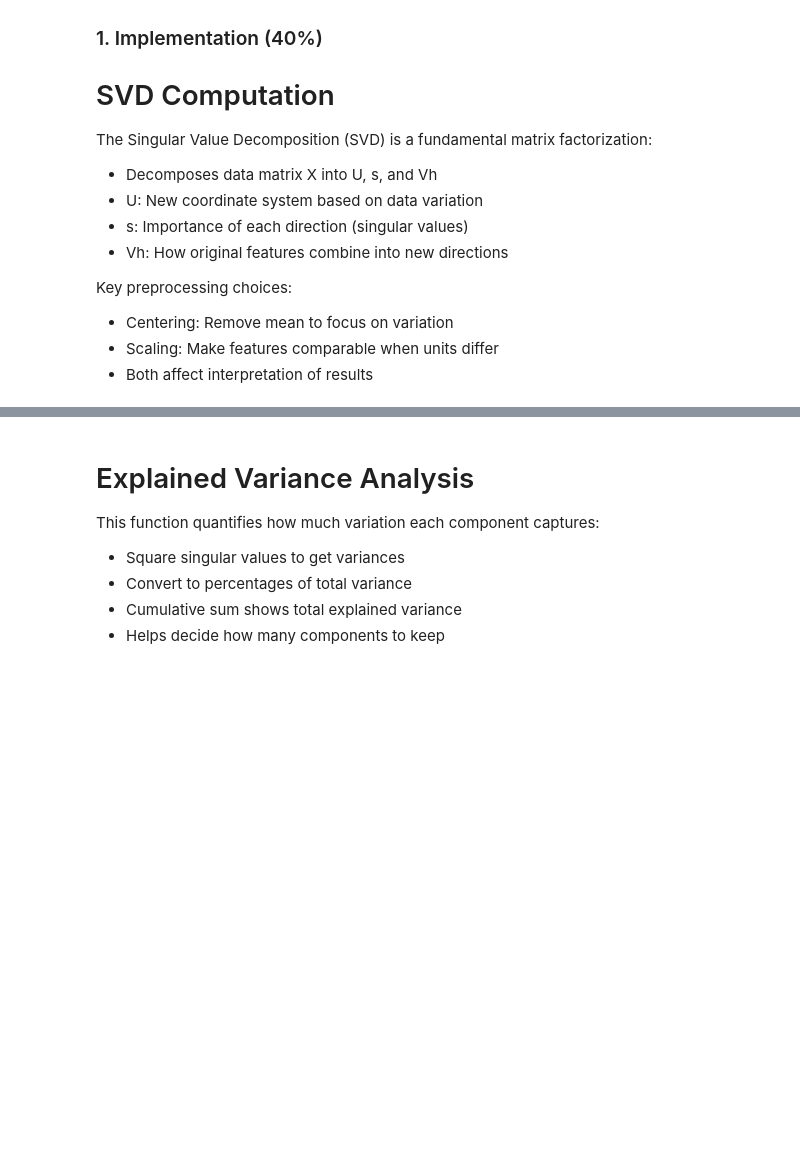
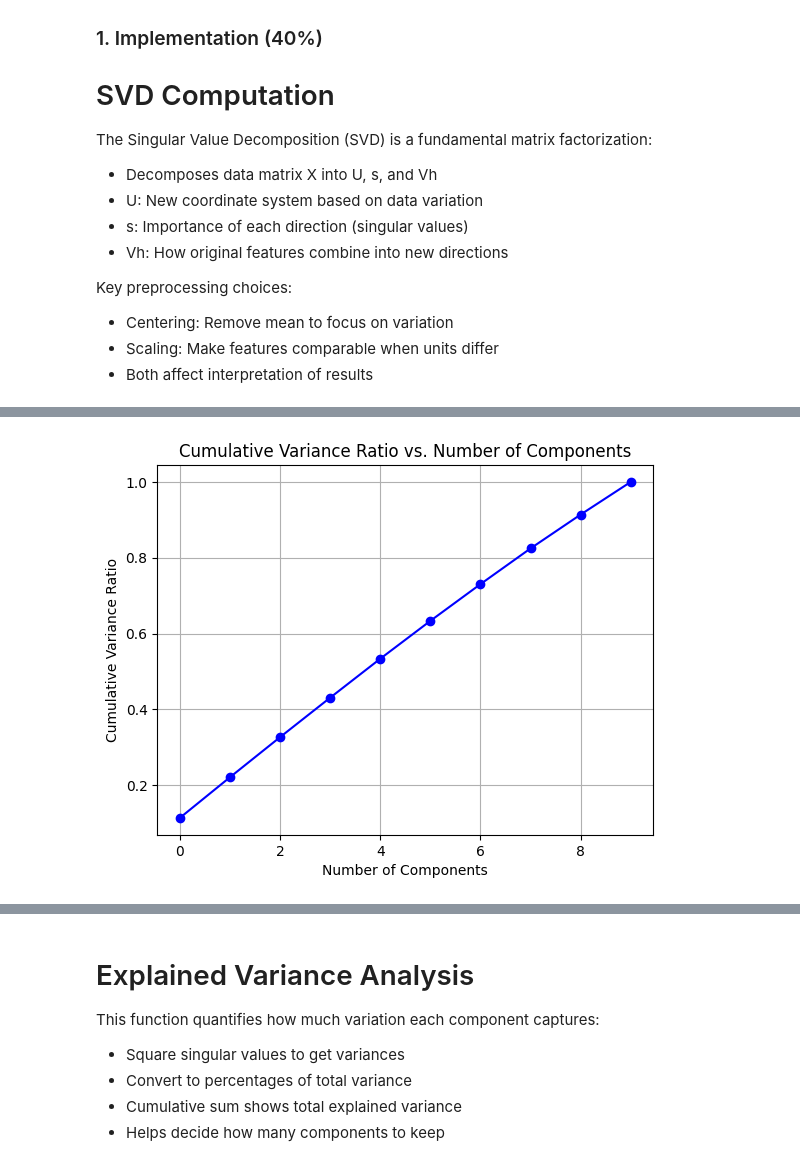
Before and after one commit to JoeCool-Engineer/project-1, a Jupyter notebook: sensor_data_alt2.ipynb, the cells around one changed output, grey strips where cells are left out. Drawn from its saved outputs; the diff is of its cells as text; code cells hidden in the pictures; blank space fills up the shorter version.

```diff
--- a/sensor_data_alt2.ipynb
+++ b/sensor_data_alt2.ipynb
@@ -65,3 +70,97 @@ def compute_svd(X: np.ndarray,
     # - Consider when scaling helps/hurts interpretation
     # - Look up numpy.linalg.svd full_matrices parameter
     # - Think about numerical stability with small values
+# %%
+filename = 'datasets/sensor_readings.csv'
+sensor_df = pd.read_csv(filename)
+#Assigning the .csv file to the variable X and getting the mean of each feature (Column)
+X = sensor_df
+X.mean(axis=0)
+
+#testing out the full_matrices
+X1 = sensor_df.values
+
+U1, s1, Vh1 = np.linalg.svd(X1, full_matrices=True)
+
+#Scaling the data set
+sensor_sc_df = StandardScaler().fit_transform(sensor_df)
+
+#Find the SVD to get the U, s and Vh values
+U, s, Vh = np.linalg.svd(sensor_sc_df)
+
+#Squaring the singular value, s, to find the variances
+var = np.square(s)
+
+#Finding the total variance
+total_var = np.sum(var)
+print(f'The mean of each feature is:\n{X.mean(axis=0)}\n With variance:\n{X.var(axis=0)}')
+print("The total variance is:", total_var)
+
+sensor_pca = PCA(n_components=10)
+sensor_pca.fit(sensor_sc_df)
+
+#Verifying the Explained and Cumulative Variances
+exp_var_ratio = sensor_pca.explained_variance_ratio_
+exp_var_ratio
+
+cum_var_ratio = np.cumsum(exp_var_ratio)
+cum_var_ratio
+
+#Threshold evaluation to determine number of components
+threshold = 0.95
+n_components = np.argmax(cum_var_ratio >= threshold) + 1
+n_components
+
+#Threshold adjustment to see how changing it various the number of components
+threshold_adj = 0.85
+n_comps = np.argmax(cum_var_ratio >= threshold_adj) + 1
+n_comps
+
+#Plotting the cumulative variance
+plt.plot(cum_var_ratio, 'bo-')
+plt.xlabel("Number of Components")
+plt.ylabel("Cumulative Variance Ratio")
+plt.title("Cumulative Variance Ratio vs. Number of Components")
+plt.grid()
+plt.show()
+
+#Plotting Cumulative Variance with 95% Threshold limit indicated
+plt.plot(range(1, len(cum_var_ratio) + 1), cum_var_ratio * 100, 'bo-')
+plt.axhline(y=95, color='r', linestyle='--', label='95% Threshold')
+plt.xlabel('Number of Components')
+plt.ylabel('Cumulative Explained Variance (%)')
+plt.title('Cumulative Explained Variance')
+plt.legend()
+plt.tight_layout()
+plt.grid()
+plt.show()
+
+#Printing the values of the Explained Variance and the Cumulative Variance
+print("Explained Variance Ratio:", sensor_pca.explained_variance_)
+print("Cumulative Explained Variance:", sensor_pca.explained_variance_.cumsum())
+
+#Plotting Both Explained Variances and Cumulative Variances
+fig, axes = plt.subplots(2, 3, figsize=(15,10))
+axes[0, 1].bar(range(len(sensor_pca.explained_variance_ratio_)), sensor_pca.explained_variance_ratio_)
+axes[0, 1].set_title('Sensor Dataset Explained Variance')
+axes[0, 1].set_xlabel('Principal Component')
+axes[0, 1].set_ylabel('Explained Variance')
+
+axes[1, 1].bar(range(len(sensor_pca.explained_variance_ratio_)), sensor_pca.explained_variance_.cumsum())
+axes[1, 1].set_title('Sensor Dataset Cumulative Explained Variance')
+axes[1, 1].set_xlabel('Principal Component')
+axes[1, 1].set_ylabel('Cumulative Explained Variance')
+
+plt.tight_layout()
+plt.show()
+
+#Closer look at the scree plot for the explained variance scree plot
+plt.figure(figsize=(12, 5))
+plt.subplot(1, 2, 1)
+plt.bar(range(1, len(exp_var_ratio) + 1), exp_var_ratio * 100, alpha=0.5, label='Individual')
+plt.plot(range(1, len(exp_var_ratio) + 1), exp_var_ratio * 100, 'bo-')
+plt.xlabel('Principal Component')
+plt.ylabel('Explained Variance Ratio (%)')
+plt.title('Scree Plot')
+plt.grid(True)
+# %% [output]
@@ -67,0 +184 @@ def compute_svd(X: np.ndarray,
+[figure, added]
```
Also changed, not shown: parts of 2 cells of this notebook, 5 other files.
